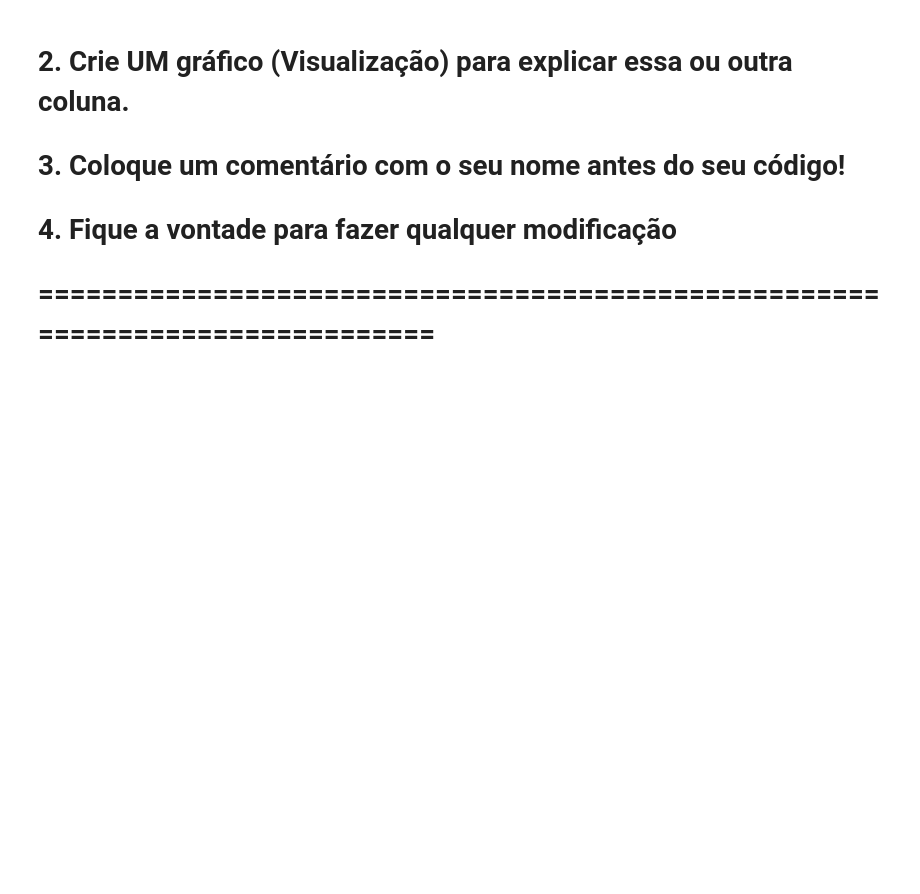
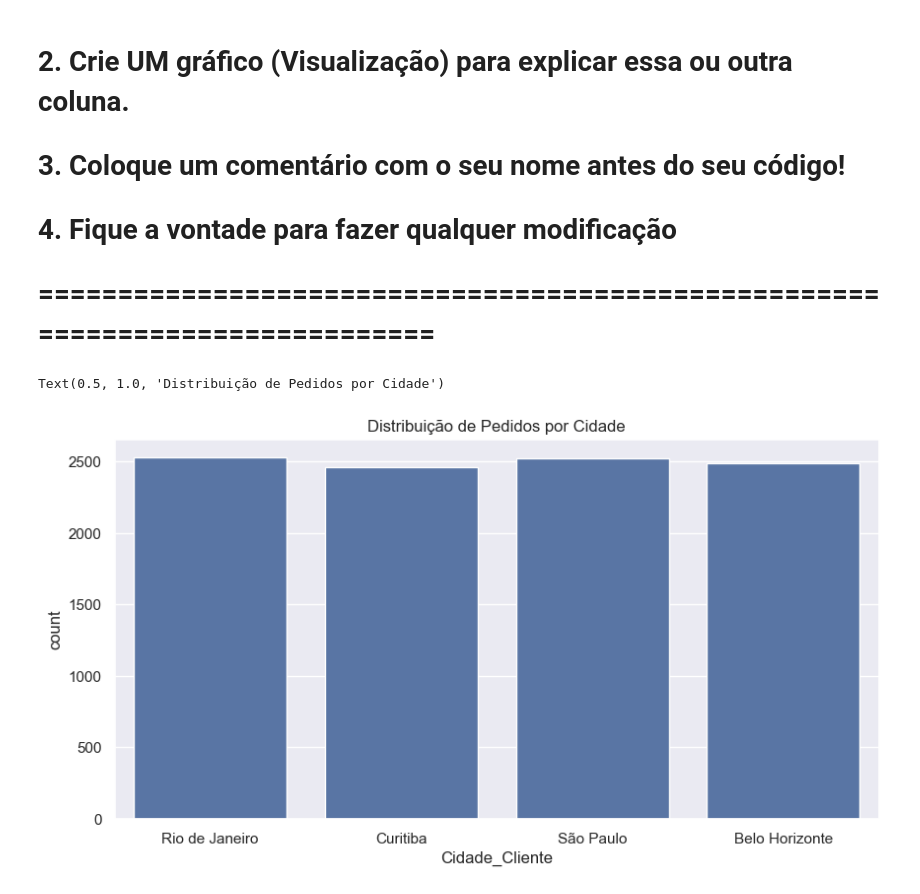
Before and after one commit to Machine-Learning-Visao-Computacional-T1/AtividadeColaborativa, a Jupyter notebook: pipeline_turma.ipynb, the cells around one changed output. Drawn from its saved outputs; the diff is of its cells as text; code cells hidden in the pictures; blank space fills up the shorter version.

Commit message:
coluna cidade

```diff
--- a/pipeline_turma.ipynb
+++ b/pipeline_turma.ipynb
@@ -86,8 +86,16 @@ memory usage: 429.8 KB
 # ==============================================================================
 # %%
 # <<< ADICIONE O SEU CÓDIGO ABAIXO DESTA LINHA DE FORMA ORGANIZADA>>>
+# --- Exemplo Coluna: Douglas ---
+df['Cidade_Cliente'] = np.random.choice(['São Paulo', 'Rio de Janeiro', 'Belo Horizonte', 'Curitiba'], n_linhas)
+df.head(10)
 
-print("\n --- Teste ---")
+# Exemplo gráfico:
+sns.countplot(x='Cidade_Cliente', data=df)
+plt.title('Distribuição de Pedidos por Cidade')
+# %% [output]
+Text(0.5, 1.0, 'Distribuição de Pedidos por Cidade')
+[figure, added]
 # %%
 # --- Exemplo Coluna: Welington ---
 # Criando uma coluna de faturamento base para facilitar a vida
```
Also changed, not shown: parts of 2 cells of this notebook.
